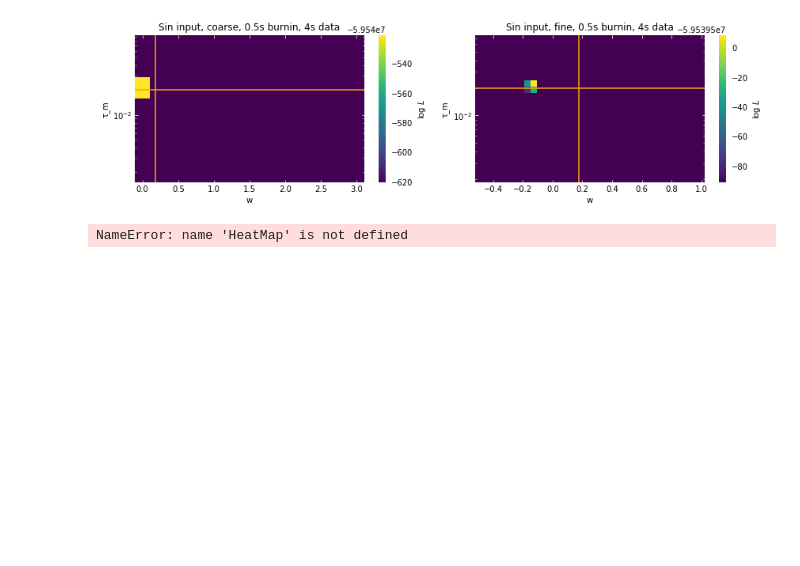
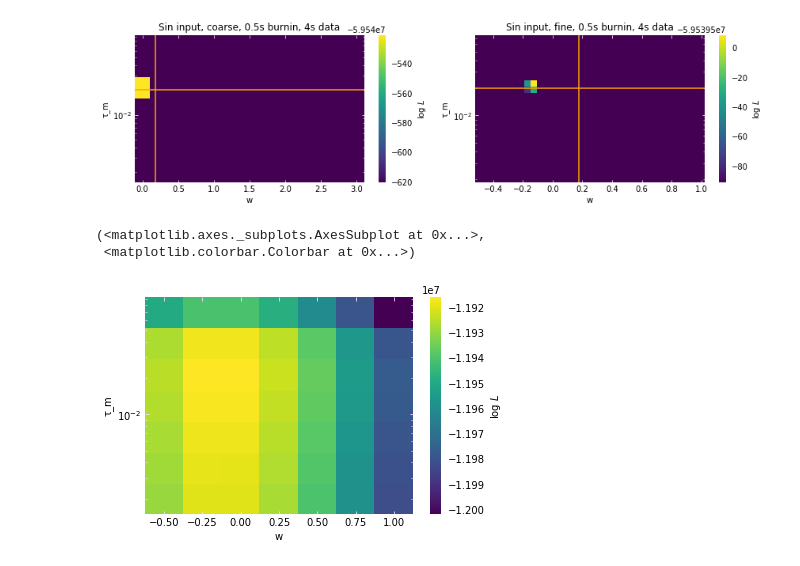
Before and after one commit to mackelab/mesoGIF, a Jupyter notebook: fsGIF2.ipynb, the cells around one changed output. Cells and saved outputs as stored; diff of their text form; code cells hidden in the pictures; blank space fills up the shorter version.

```diff
--- a/fsGIF2.ipynb
+++ b/fsGIF2.ipynb
@@ -121,2 +116,0 @@ logLparams.data.params.input = ParameterSet("params/sin-input.params")
-# %%
-logLparams = core._params_to_arrays(logLparams)
@@ -137,0 +117,15 @@ e08f6a7f87a16584fa31730ae4b7fc18e7e8ff20.sir
+# %%
+def load_logL(input_params = None, theano=None):
+    logLparams = copy.copy(baseparams)
+    if input_params is not None:
+        logLparams.input.params = ParameterSet(input_params)
+        logLparams.data.params.input = ParameterSet(input_params)
+    if theano is not None:
+        logLparams.theano = theano
+    logLparams = mgr._params_to_arrays(logLparams)
+
+    logL_filename = mgr.get_pathname(params=logLparams, label='')
+
+    return mgr.load(logL_filename, cls=HeatMap.from_raw)
+# %%
+logL['numpy'] = load_logL(theano=False)
@@ -137,0 +134,2 @@ e08f6a7f87a16584fa31730ae4b7fc18e7e8ff20.sir
+# %%
+logL['theano'] = load_logL(theano=True)
@@ -167,7 +184,9 @@ plt.tight_layout()
 None
 # %% [output]
 [figure]
-# %%
-L.append(core.exploglikelihood(logL[0]))
-# %% [output]
-NameError: name 'HeatMap' is not defined
+# %%
+anlz.plot(logL['numpy'])
+# %% [output]
+(<matplotlib.axes._subplots.AxesSubplot at 0x...>,
+ <matplotlib.colorbar.Colorbar at 0x...>)
+[figure, added]
```
Also changed, not shown: parts of 12 cells of this notebook, 5 other files.
